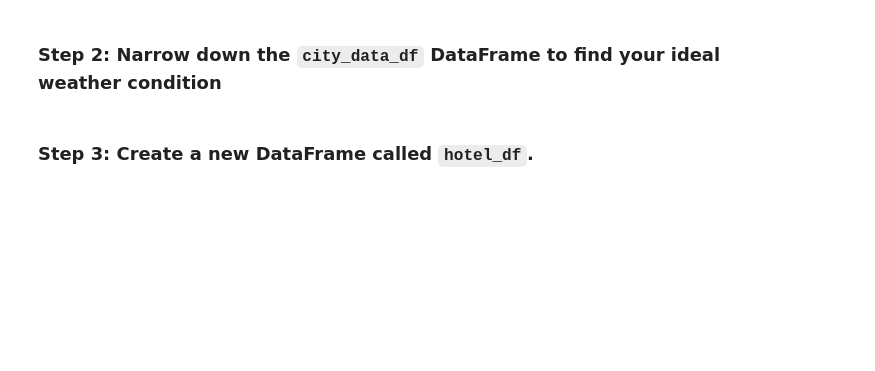
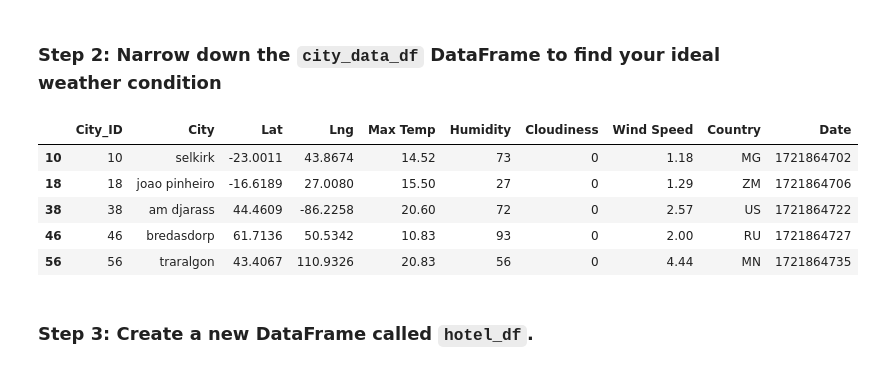
Before and after one commit to rinals/python-api-challenge, a Jupyter notebook: WeatherPy/VacationPy.ipynb, the cells around one changed output. Cells and saved outputs as stored; diff of their text form; code cells hidden in the pictures; blank space fills up the shorter version.

```diff
--- a/WeatherPy/VacationPy.ipynb
+++ b/WeatherPy/VacationPy.ipynb
@@ -81,13 +80,26 @@ WARNING:param.GeoPointPlot03122: Cannot declare style mapping for 'size' option
 ### Step 2: Narrow down the `city_data_df` DataFrame to find your ideal weather condition
 # %%
 # Narrow down cities that fit criteria and drop any results with null values
+# A max temperature lower than 27 degrees but higher than 21
+# Wind speed less than 4.5 m/s
+# Zero cloudiness
 # YOUR CODE HERE
+filtered_df = city_data_df[(city_data_df['Max Temp'] < 30 ) &
+                           (city_data_df['Wind Speed'] < 4.5) &
+                           (city_data_df['Cloudiness'] == 0)]
 
 # Drop any rows with null values
-# YOUR CODE HERE
+filtered_df = filtered_df.dropna()
 
 # Display sample data
-# YOUR CODE HERE
+filtered_df.head()
+# %% [output]
+|  | City_ID | City | Lat | Lng | Max Temp | Humidity | Cloudiness | Wind Speed | Country | Date |
+| 10 | 10 | selkirk | -23.0011 | 43.8674 | 14.52 | 73 | 0 | 1.18 | MG | 1721864702 |
+| 18 | 18 | joao pinheiro | -16.6189 | 27.0080 | 15.50 | 27 | 0 | 1.29 | ZM | 1721864706 |
+| 38 | 38 | am djarass | 44.4609 | -86.2258 | 20.60 | 72 | 0 | 2.57 | US | 1721864722 |
+| 46 | 46 | bredasdorp | 61.7136 | 50.5342 | 10.83 | 93 | 0 | 2.00 | RU | 1721864727 |
+| 56 | 56 | traralgon | 43.4067 | 110.9326 | 20.83 | 56 | 0 | 4.44 | MN | 1721864735 |
 # %% [markdown]
 ### Step 3: Create a new DataFrame called `hotel_df`.
 # %%
```
Also changed, not shown: parts of 6 cells of this notebook, 6 other files.
